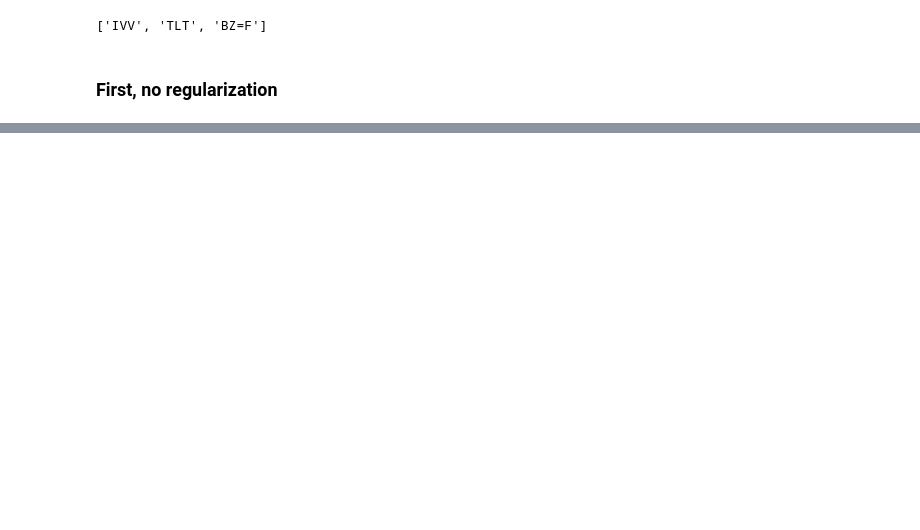
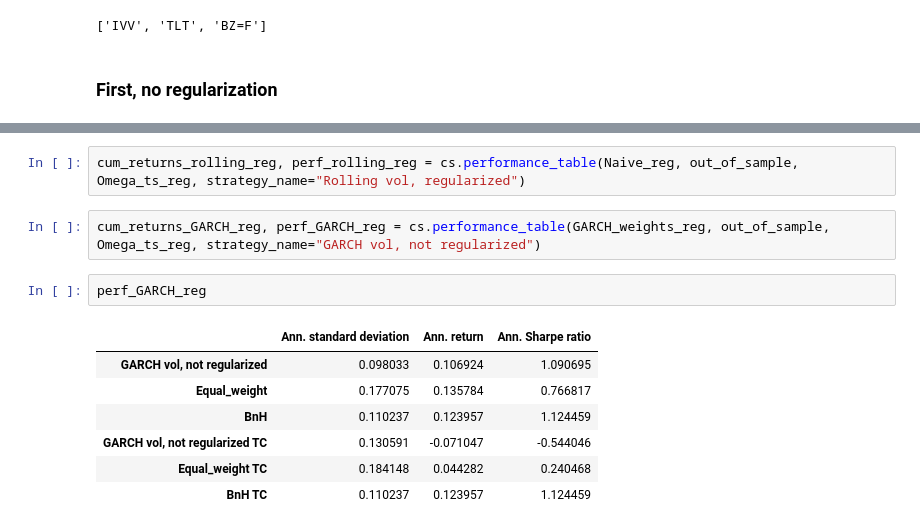
Before and after one commit to neriksen/thesis, a Jupyter notebook: backtesting/GARCHvsEmpirical_vol.ipynb, the cells around one changed output, grey strips where cells are left out. Cells and saved outputs as stored; diff of their text form; blank space fills up the shorter version.

```diff
--- a/backtesting/GARCHvsEmpirical_vol.ipynb
+++ b/backtesting/GARCHvsEmpirical_vol.ipynb
@@ -102,0 +131,14 @@ len(in_sample.rolling(100).cov().values)
+# %%
+cum_returns_rolling_reg, perf_rolling_reg = cs.performance_table(Naive_reg, out_of_sample, Omega_ts_reg, strategy_name="Rolling vol, regularized")
+# %%
+cum_returns_GARCH_reg, perf_GARCH_reg = cs.performance_table(GARCH_weights_reg, out_of_sample, Omega_ts_reg, strategy_name="GARCH vol, not regularized")
+# %%
+perf_GARCH_reg
+# %% [output]
+|  | Ann. standard deviation | Ann. return | Ann. Sharpe ratio |
+| GARCH vol, not regularized | 0.098033 | 0.106924 | 1.090695 |
+| Equal_weight | 0.177075 | 0.135784 | 0.766817 |
+| BnH | 0.110237 | 0.123957 | 1.124459 |
+| GARCH vol, not regularized TC | 0.130591 | -0.071047 | -0.544046 |
+| Equal_weight TC | 0.184148 | 0.044282 | 0.240468 |
+| BnH TC | 0.110237 | 0.123957 | 1.124459 |
```
Also changed, not shown: parts of 25 cells of this notebook.
